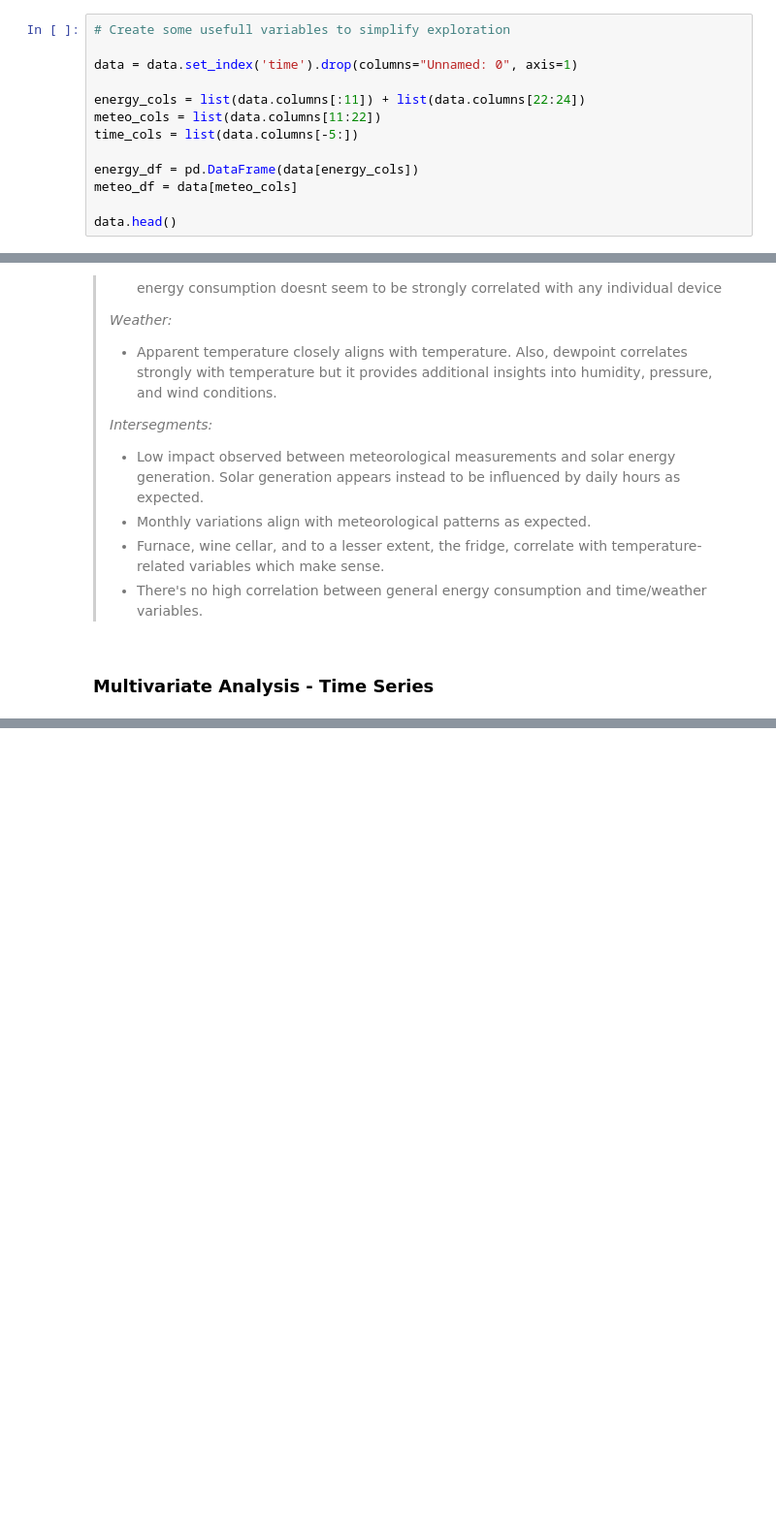
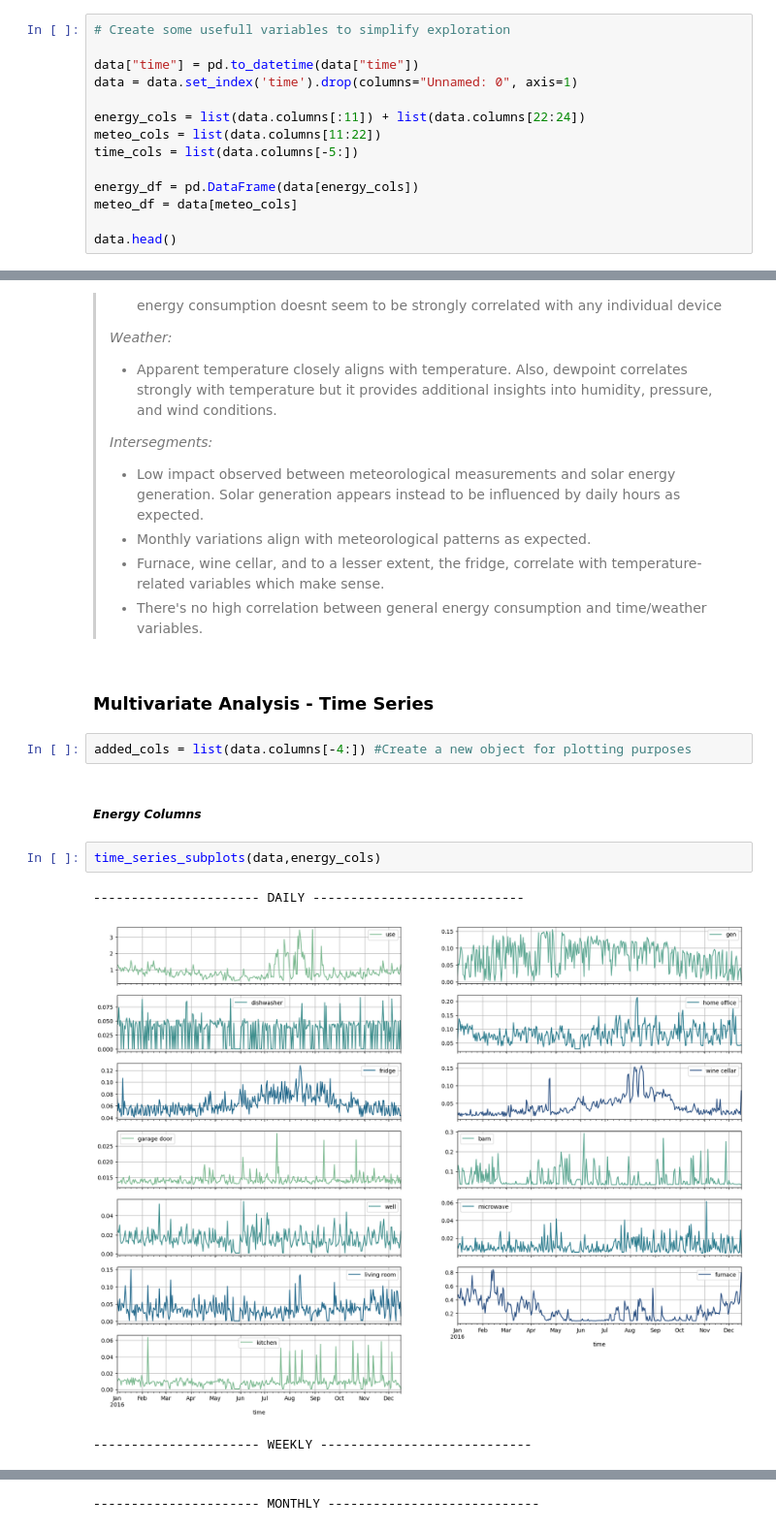
Before and after one commit to computationalgoblin/Smart-Home-Energy-Consumption-Project, a Jupyter notebook: notebooks/eda.ipynb, the cells around one changed output, grey strips where cells are left out. Shown at 97% size. Cells and saved outputs as stored; diff of their text form; blank space fills up the shorter version.

```diff
--- a/notebooks/eda.ipynb
+++ b/notebooks/eda.ipynb
@@ -39,6 +41,7 @@ display(data.head())
 # %%
 # Create some usefull variables to simplify exploration
 
+data["time"] = pd.to_datetime(data["time"])
 data = data.set_index('time').drop(columns="Unnamed: 0", axis=1)
 
 energy_cols = list(data.columns[:11]) + list(data.columns[22:24])
@@ -182,3 +185,13 @@ sns.heatmap(data.select_dtypes("number").corr(), annot=True, vmax=1, vmin=-1, ce
 > * There's no high correlation between general energy consumption and time/weather variables.
 # %% [markdown]
 ### **Multivariate Analysis** - Time Series
+# %%
+added_cols = list(data.columns[-4:]) #Create a new object for plotting purposes
+# %% [markdown]
+##### *Energy Columns*
+# %%
+time_series_subplots(data,energy_cols)
+# %% [output]
+---------------------- DAILY ----------------------------
+[figure, added]
+---------------------- WEEKLY ----------------------------
@@ -184,0 +199 @@ sns.heatmap(data.select_dtypes("number").corr(), annot=True, vmax=1, vmin=-1, ce
+---------------------- MONTHLY ----------------------------
```
Also changed, not shown: parts of 4 cells of this notebook, 1 other file.
